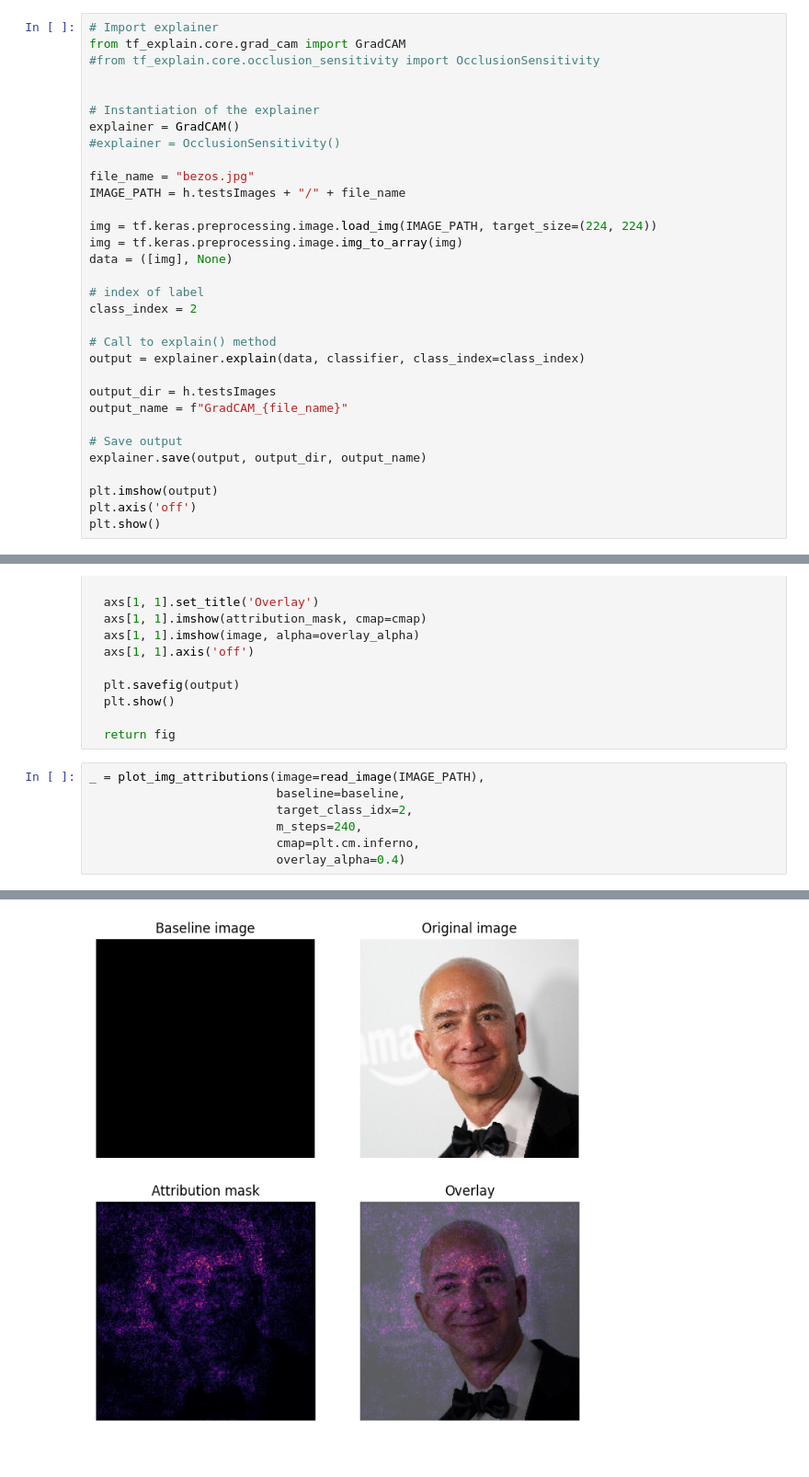
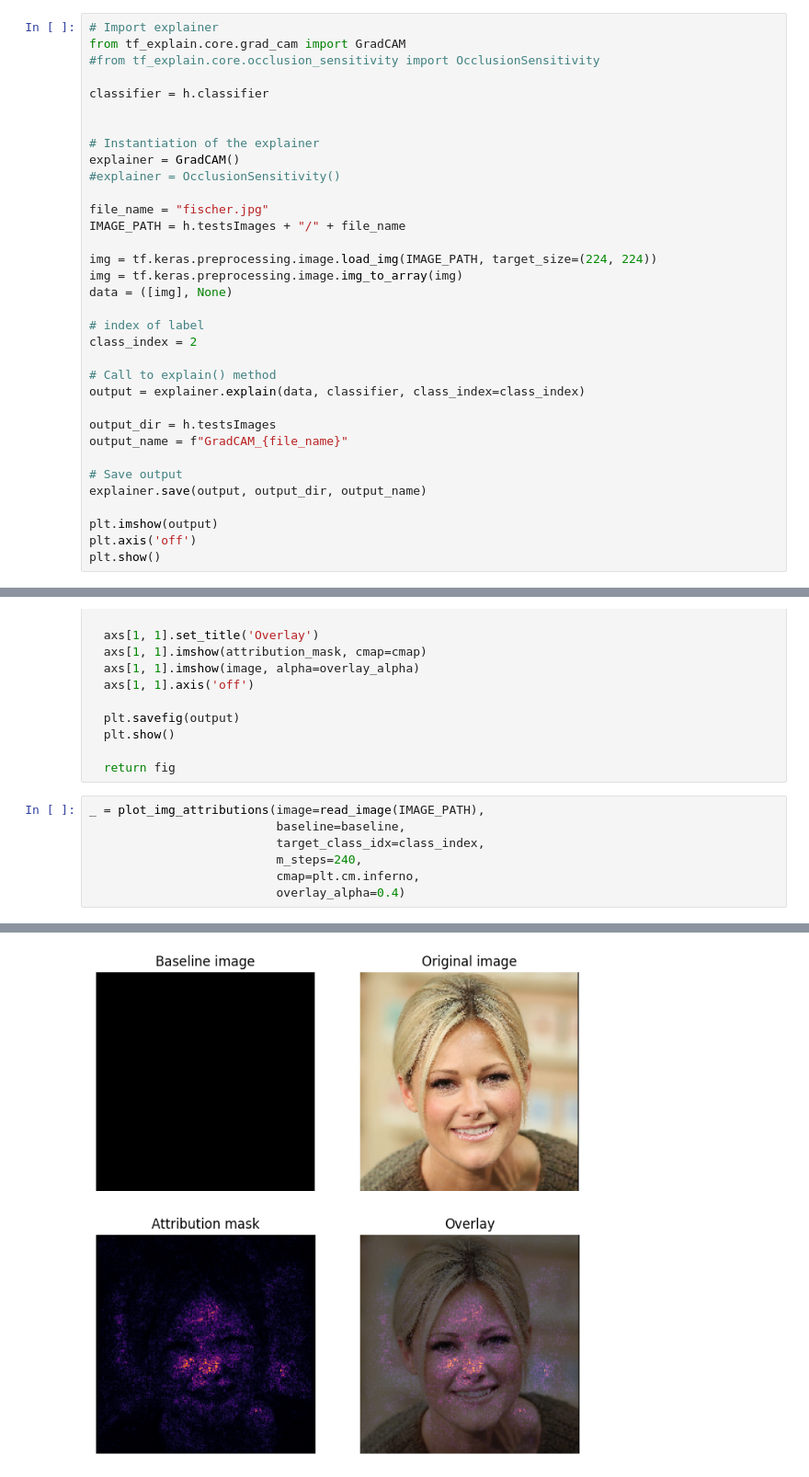
Before and after one commit to freeZe2511/face-detection, a Jupyter notebook: scripts/ExplainableAI.ipynb, the cells around one changed output, grey strips where cells are left out. Shown at 92% size. Saved outputs shown, nothing was run; the diff lists cells and outputs as text.

```diff
--- a/scripts/ExplainableAI.ipynb
+++ b/scripts/ExplainableAI.ipynb
@@ -17,13 +15,15 @@ classifier = keras.models.load_model(f'{h.abspath}/models/classification/newClas
 # Import explainer
 from tf_explain.core.grad_cam import GradCAM
 #from tf_explain.core.occlusion_sensitivity import OcclusionSensitivity
+
+classifier = h.classifier
 
 
 # Instantiation of the explainer
 explainer = GradCAM()
 #explainer = OcclusionSensitivity()
 
-file_name = "bezos.jpg"
+file_name = "fischer.jpg"
 IMAGE_PATH = h.testsImages + "/" + file_name
 
 img = tf.keras.preprocessing.image.load_img(IMAGE_PATH, target_size=(224, 224))
@@ -246,7 +246,7 @@ def plot_img_attributions(baseline,
 # %%
 _ = plot_img_attributions(image=read_image(IMAGE_PATH),
                           baseline=baseline,
-                          target_class_idx=2,
+                          target_class_idx=class_index,
                           m_steps=240,
                           cmap=plt.cm.inferno,
                           overlay_alpha=0.4)
@@ -255 +254 @@ _ = plot_img_attributions(image=read_image(IMAGE_PATH),
-[figure, old version]
+[figure, new version]
```
Also changed, not shown: parts of 8 cells of this notebook, 4 other files.
